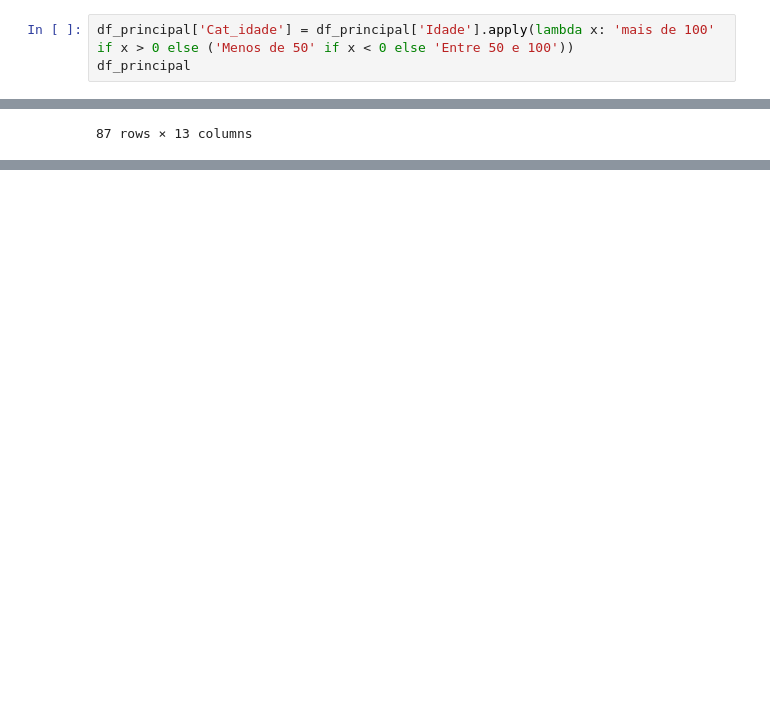
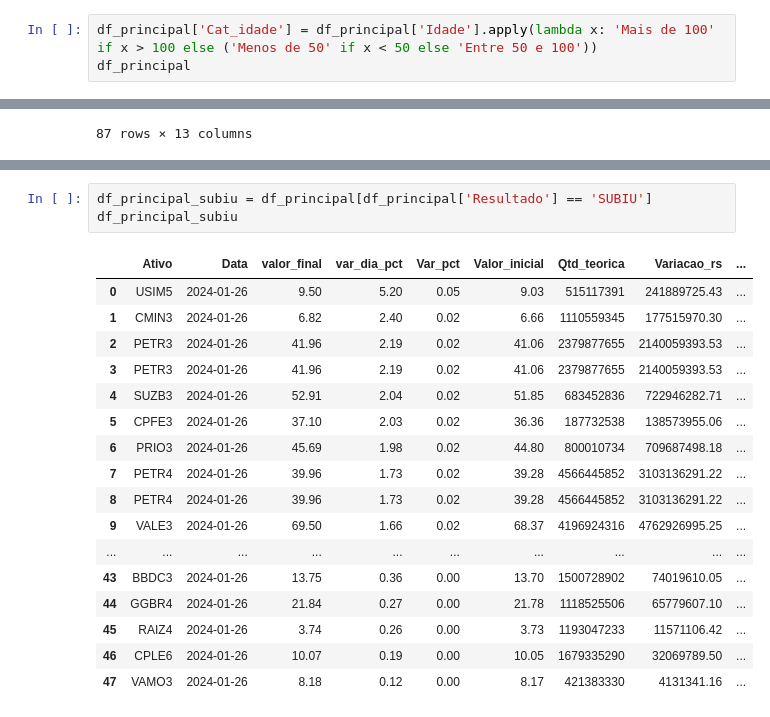
Before and after one commit to souzaamanda/imersao-python-alura, a Jupyter notebook: Imersão_Python_Alura.ipynb, the cells around one changed output, grey strips where cells are left out. Drawn from its saved outputs; the diff is of its cells as text; blank space fills up the shorter version.

```diff
--- a/Imersão_Python_Alura.ipynb
+++ b/Imersão_Python_Alura.ipynb
@@ -281,7 +282,7 @@ df_principal
 | 86 | GOLL4 | 2024-01-26 | 5.92 | -8.07 | -0.08 | 6.44 | 198184909 | -102993202.62 | ... |
 87 rows × 12 columns
 # %%
-df_principal['Cat_idade'] = df_principal['Idade'].apply(lambda x: 'mais de 100' if x > 0 else ('Menos de 50' if x < 0 else 'Entre 50 e 100'))
+df_principal['Cat_idade'] = df_principal['Idade'].apply(lambda x: 'Mais de 100' if x > 100 else ('Menos de 50' if x < 50 else 'Entre 50 e 100'))
 df_principal
 # %% [output]
 |  | Ativo | Data | valor_final | var_dia_pct | Var_pct | Valor_inicial | Qtd_teorica | Variacao_rs | ... |
@@ -299,0 +331,21 @@ df_principal
+# %%
+df_principal_subiu = df_principal[df_principal['Resultado'] == 'SUBIU']
+df_principal_subiu
+# %% [output]
+|  | Ativo | Data | valor_final | var_dia_pct | Var_pct | Valor_inicial | Qtd_teorica | Variacao_rs | ... |
+| 0 | USIM5 | 2024-01-26 | 9.50 | 5.20 | 0.05 | 9.03 | 515117391 | 241889725.43 | ... |
+| 1 | CMIN3 | 2024-01-26 | 6.82 | 2.40 | 0.02 | 6.66 | 1110559345 | 177515970.30 | ... |
+| 2 | PETR3 | 2024-01-26 | 41.96 | 2.19 | 0.02 | 41.06 | 2379877655 | 2140059393.53 | ... |
+| 3 | PETR3 | 2024-01-26 | 41.96 | 2.19 | 0.02 | 41.06 | 2379877655 | 2140059393.53 | ... |
+| 4 | SUZB3 | 2024-01-26 | 52.91 | 2.04 | 0.02 | 51.85 | 683452836 | 722946282.71 | ... |
+| 5 | CPFE3 | 2024-01-26 | 37.10 | 2.03 | 0.02 | 36.36 | 187732538 | 138573955.06 | ... |
+| 6 | PRIO3 | 2024-01-26 | 45.69 | 1.98 | 0.02 | 44.80 | 800010734 | 709687498.18 | ... |
+| 7 | PETR4 | 2024-01-26 | 39.96 | 1.73 | 0.02 | 39.28 | 4566445852 | 3103136291.22 | ... |
+| 8 | PETR4 | 2024-01-26 | 39.96 | 1.73 | 0.02 | 39.28 | 4566445852 | 3103136291.22 | ... |
+| 9 | VALE3 | 2024-01-26 | 69.50 | 1.66 | 0.02 | 68.37 | 4196924316 | 4762926995.25 | ... |
+| ... | ... | ... | ... | ... | ... | ... | ... | ... | ... |
+| 43 | BBDC3 | 2024-01-26 | 13.75 | 0.36 | 0.00 | 13.70 | 1500728902 | 74019610.05 | ... |
+| 44 | GGBR4 | 2024-01-26 | 21.84 | 0.27 | 0.00 | 21.78 | 1118525506 | 65779607.10 | ... |
+| 45 | RAIZ4 | 2024-01-26 | 3.74 | 0.26 | 0.00 | 3.73 | 1193047233 | 11571106.42 | ... |
+| 46 | CPLE6 | 2024-01-26 | 10.07 | 0.19 | 0.00 | 10.05 | 1679335290 | 32069789.50 | ... |
+| 47 | VAMO3 | 2024-01-26 | 8.18 | 0.12 | 0.00 | 8.17 | 421383330 | 4131341.16 | ... |
```
Also changed, not shown: parts of 10 cells of this notebook.
